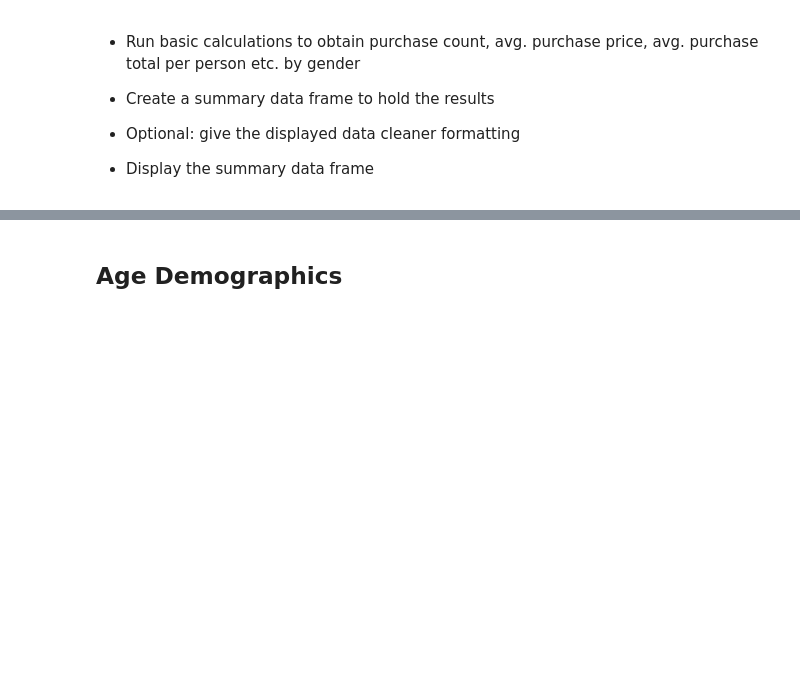
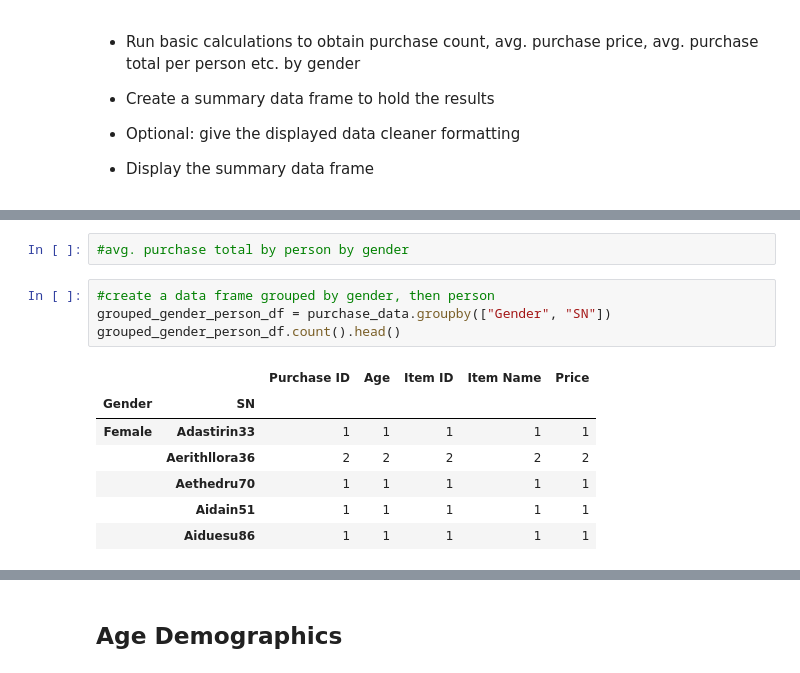
Before and after one commit to jennneth/pandas-challenge, a Jupyter notebook: HeroesofPymoli/HeroesOfPymoli_starter.ipynb, the cells around one changed output, grey strips where cells are left out. Saved outputs shown, nothing was run; the diff lists cells and outputs as text; blank space fills up the shorter version.

```diff
--- a/HeroesofPymoli/HeroesOfPymoli_starter.ipynb
+++ b/HeroesofPymoli/HeroesOfPymoli_starter.ipynb
@@ -161,0 +213,14 @@ gender_df_indexed
+# %%
+#avg. purchase total by person by gender
+# %%
+#create a data frame grouped by gender, then person
+grouped_gender_person_df = purchase_data.groupby(["Gender", "SN"])
+grouped_gender_person_df.count().head()
+# %% [output]
+|  |  | Purchase ID | Age | Item ID | Item Name | Price |
+| Gender | SN |  |  |  |  |  |
+| Female | Adastirin33 | 1 | 1 | 1 | 1 | 1 |
+|  | Aerithllora36 | 2 | 2 | 2 | 2 | 2 |
+|  | Aethedru70 | 1 | 1 | 1 | 1 | 1 |
+|  | Aidain51 | 1 | 1 | 1 | 1 | 1 |
+|  | Aiduesu86 | 1 | 1 | 1 | 1 | 1 |
```
Also changed, not shown: parts of 7 cells of this notebook.
